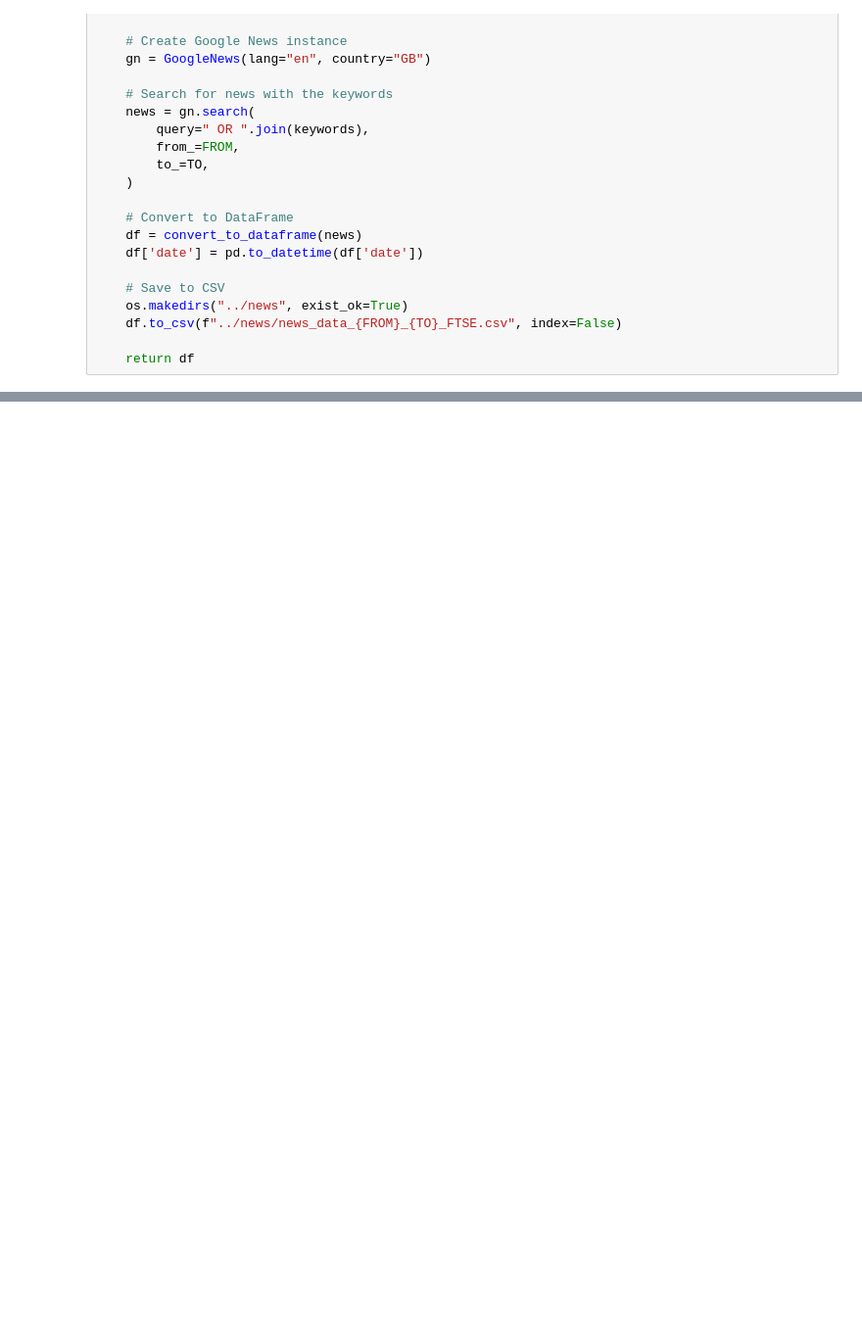
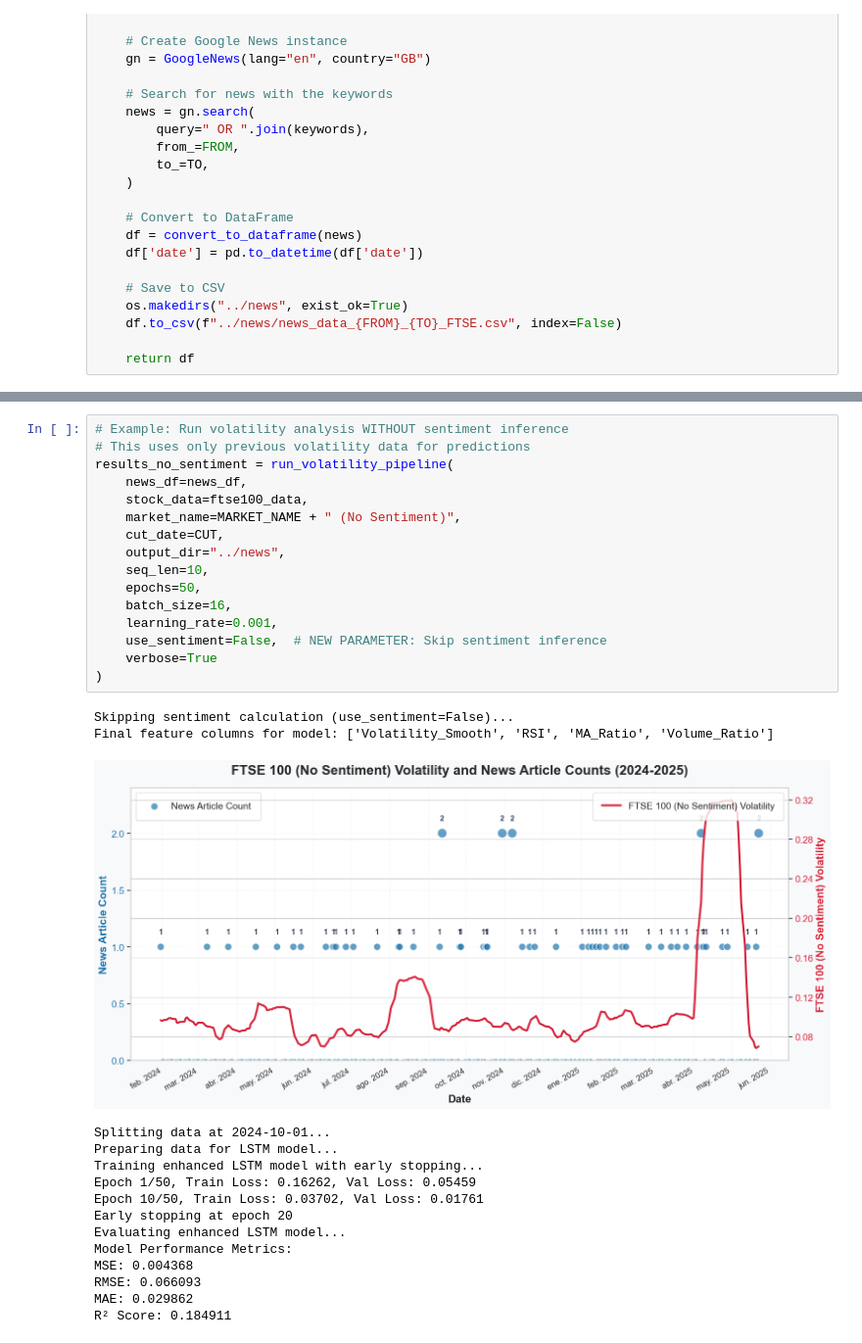
Before and after one commit to nestorojeda/DistilBERTFinancialSentiment, a Jupyter notebook: notebooks/5_volatility_analysis_ftse.ipynb, the cells around one changed output, grey strips where cells are left out. Shown at 98% size. Cells and saved outputs as stored; diff of their text form; blank space fills up the shorter version.

```diff
--- a/notebooks/5_volatility_analysis_ftse.ipynb
+++ b/notebooks/5_volatility_analysis_ftse.ipynb
@@ -182,0 +195,32 @@ plt.show()
+# %%
+# Example: Run volatility analysis WITHOUT sentiment inference
+# This uses only previous volatility data for predictions
+results_no_sentiment = run_volatility_pipeline(
+    news_df=news_df,
+    stock_data=ftse100_data,
+    market_name=MARKET_NAME + " (No Sentiment)",
+    cut_date=CUT,
+    output_dir="../news",
+    seq_len=10,
+    epochs=50,
+    batch_size=16,
+    learning_rate=0.001,
+    use_sentiment=False,  # NEW PARAMETER: Skip sentiment inference
+    verbose=True
+)
+# %% [output]
+Skipping sentiment calculation (use_sentiment=False)...
+Final feature columns for model: ['Volatility_Smooth', 'RSI', 'MA_Ratio', 'Volume_Ratio']
+[figure, added]
+Splitting data at 2024-10-01...
+Preparing data for LSTM model...
+Training enhanced LSTM model with early stopping...
+Epoch 1/50, Train Loss: 0.16262, Val Loss: 0.05459
+Epoch 10/50, Train Loss: 0.03702, Val Loss: 0.01761
+Early stopping at epoch 20
+Evaluating enhanced LSTM model...
+Model Performance Metrics:
+MSE: 0.004368
+RMSE: 0.066093
+MAE: 0.029862
+R² Score: 0.184911
```
Also changed, not shown: parts of 11 cells of this notebook, 1 other file.
